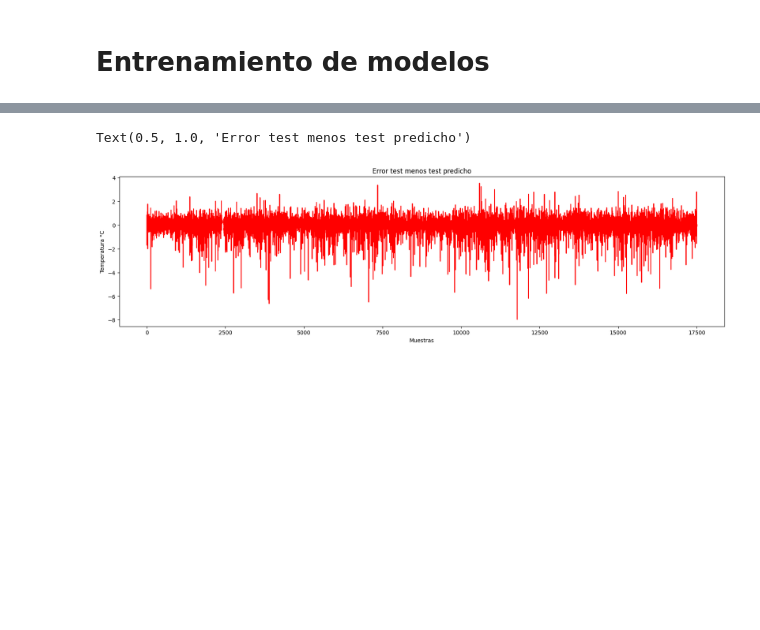
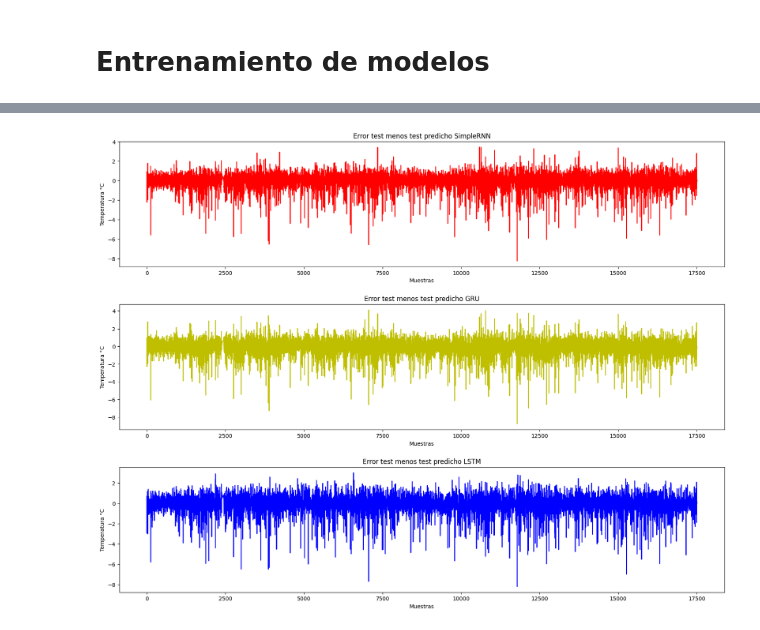
Before and after one commit to YesidORC/Proyecto_DL_2024_1, a Jupyter notebook: 02_Preprocesado_y_Arquitectura.ipynb, the cells around one changed output, grey strips where cells are left out. Cells and saved outputs as stored; diff of their text form; code cells hidden in the pictures; blank space fills up the shorter version.

Commit message:
Se adicional sección para graficar todos los errores

```diff
--- a/02_Preprocesado_y_Arquitectura.ipynb
+++ b/02_Preprocesado_y_Arquitectura.ipynb
@@ -306,20 +283,21 @@ y_ts_pred3 = predecir(x_ts_s, modelo3, scaler)
 errores1 = y_ts.flatten()-y_ts_pred1
 errores2 = y_ts.flatten()-y_ts_pred2
 errores3 = y_ts.flatten()-y_ts_pred3
-plt.figure(figsize=(20,5))
+plt.figure(figsize=(20,15))
 plt.subplot(311)
 plt.plot(errores1,"r")
 plt.ylabel("Temperatura °C")
 plt.xlabel("Muestras")
-plt.title("Error test menos test predicho")
+plt.title("Error test menos test predicho SimpleRNN")
 plt.subplot(312)
 plt.plot(errores2,"y")
 plt.ylabel("Temperatura °C")
 plt.xlabel("Muestras")
-plt.title("Error test menos test predicho")
+plt.title("Error test menos test predicho GRU")
 plt.subplot(313)
 plt.plot(errores3,"b")
 plt.ylabel("Temperatura °C")
 plt.xlabel("Muestras")
-plt.title("Error test menos test predicho")
+plt.title("Error test menos test predicho LSTM")
+plt.subplots_adjust(hspace=0.3)
 # %% [output]
@@ -327,2 +307 @@ plt.title("Error test menos test predicho")
-Text(0.5, 1.0, 'Error test menos test predicho')
-[figure, old version]
+[figure, new version]
```
Also changed, not shown: parts of 6 cells of this notebook.
